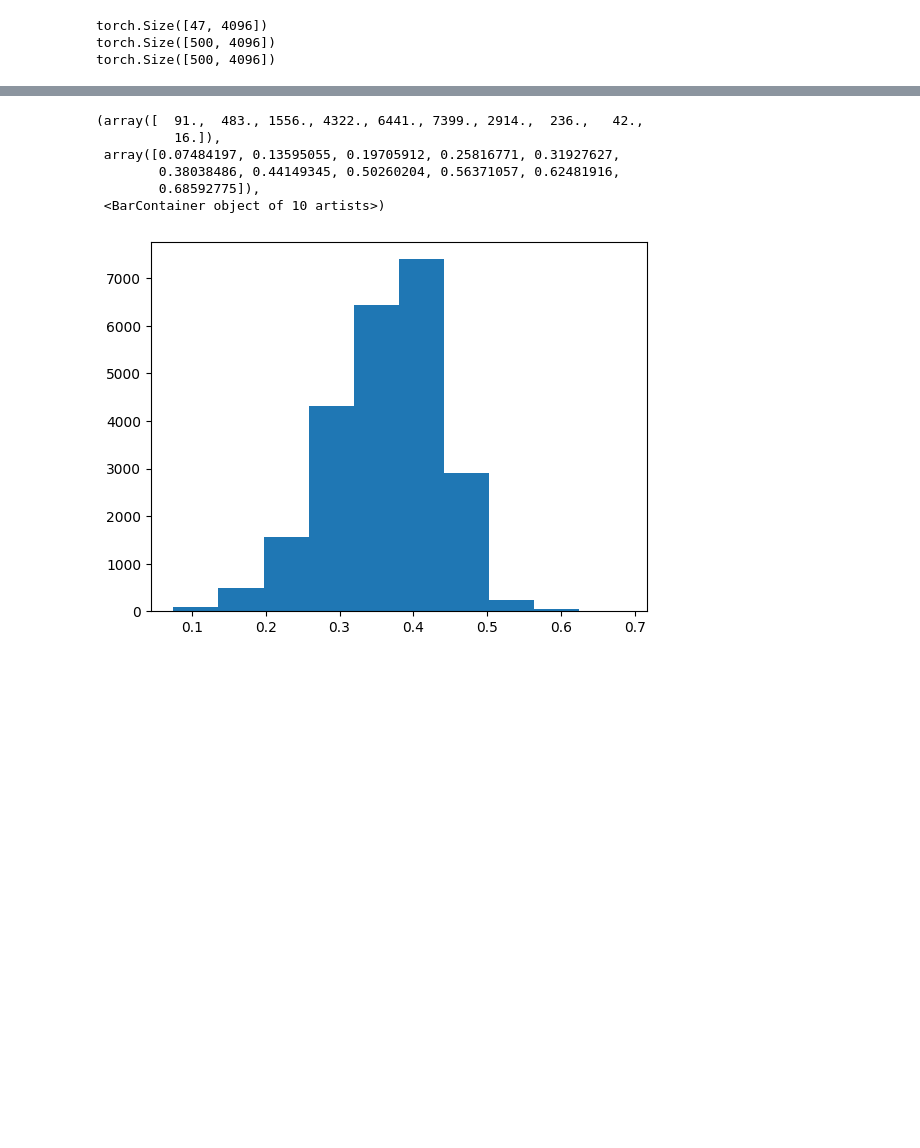
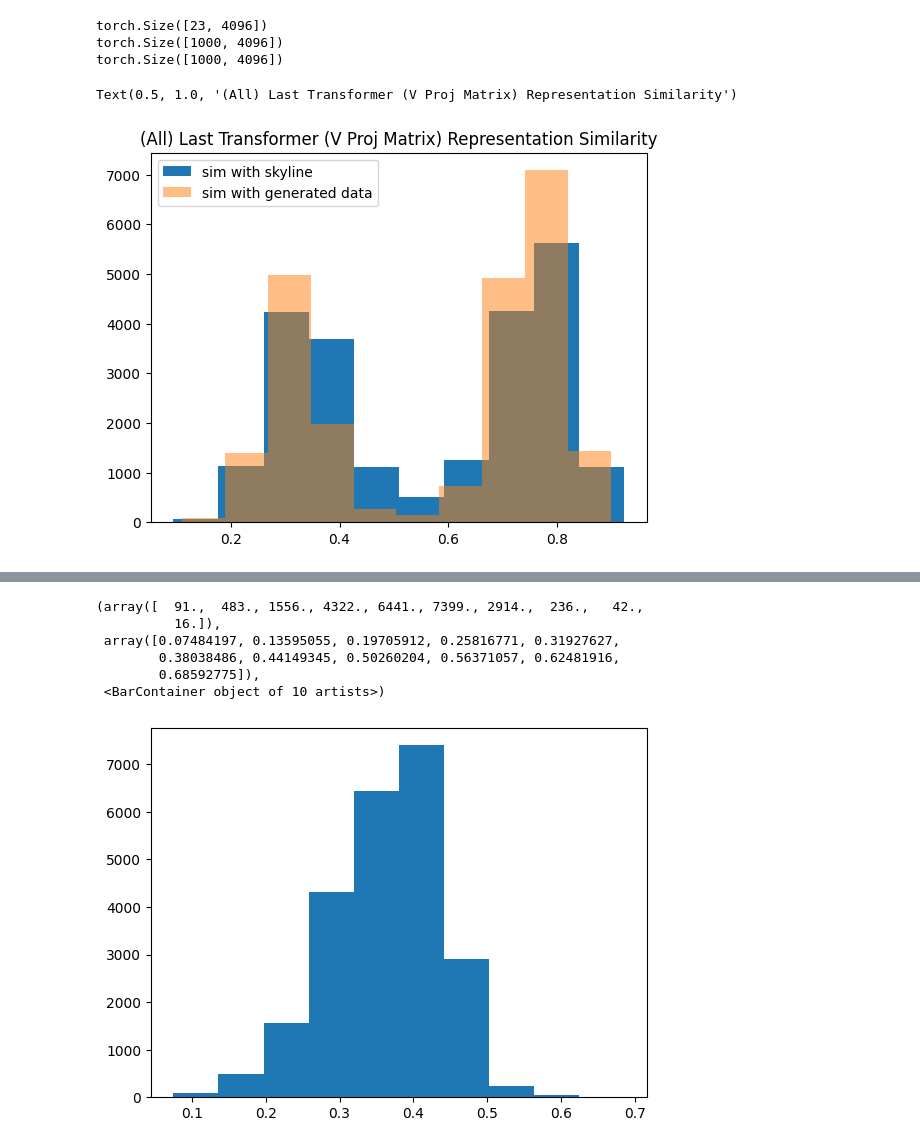
Before and after one commit to sjoshi804/llava-fork, a Jupyter notebook: scratch.ipynb, the cells around one changed output, grey strips where cells are left out. Saved outputs shown, nothing was run; the diff lists cells and outputs as text; code cells hidden in the pictures; blank space fills up the shorter version.

```diff
--- a/scratch.ipynb
+++ b/scratch.ipynb
@@ -11,11 +12,11 @@ test = torch.stack(torch.load("gradients_test_v_proj.pt"), dim=0).cpu().float()
 # %%
 print(ref.shape)
 print(gen.shape)
-print(test.shape)
+print(sky.shape)
 # %% [output]
-torch.Size([47, 4096])
-torch.Size([500, 4096])
-torch.Size([500, 4096])
+torch.Size([23, 4096])
+torch.Size([1000, 4096])
+torch.Size([1000, 4096])
 # %%
 def compute_cosine_sim(v1, v2):
     # Normalize the gradients
@@ -28,6 +29,16 @@ def compute_cosine_sim(v1, v2):
     # Compute pairwise cosine similarity
     cosine_similarity_matrix = torch.mm(normalized_v1, normalized_v2.t()).float()
     return cosine_similarity_matrix
+# %%
+import matplotlib.pyplot as plt
+
+_, bins, _patches = plt.hist(torch.flatten(compute_cosine_sim(ref, sky)), label="sim with skyline")
+plt.hist(torch.flatten(compute_cosine_sim(ref, gen)), bins=bins, alpha=0.5, label="sim with generated data")
+plt.legend()
+plt.title("(All) Last Transformer (V Proj Matrix) Representation Similarity")
+# %% [output]
+Text(0.5, 1.0, '(All) Last Transformer (V Proj Matrix) Representation Similarity')
+[figure, added]
 # %%
 import matplotlib.pyplot as plt
 
```
Also changed, not shown: parts of 4 cells of this notebook, 7 other files.
